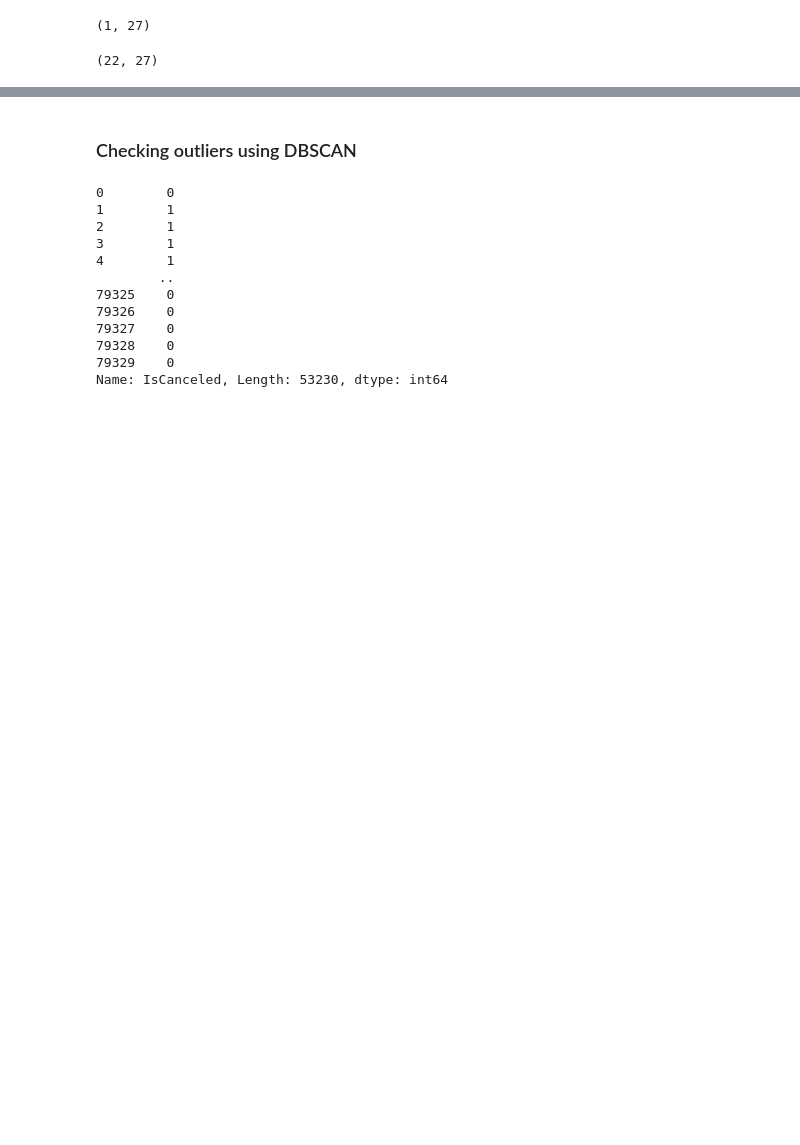
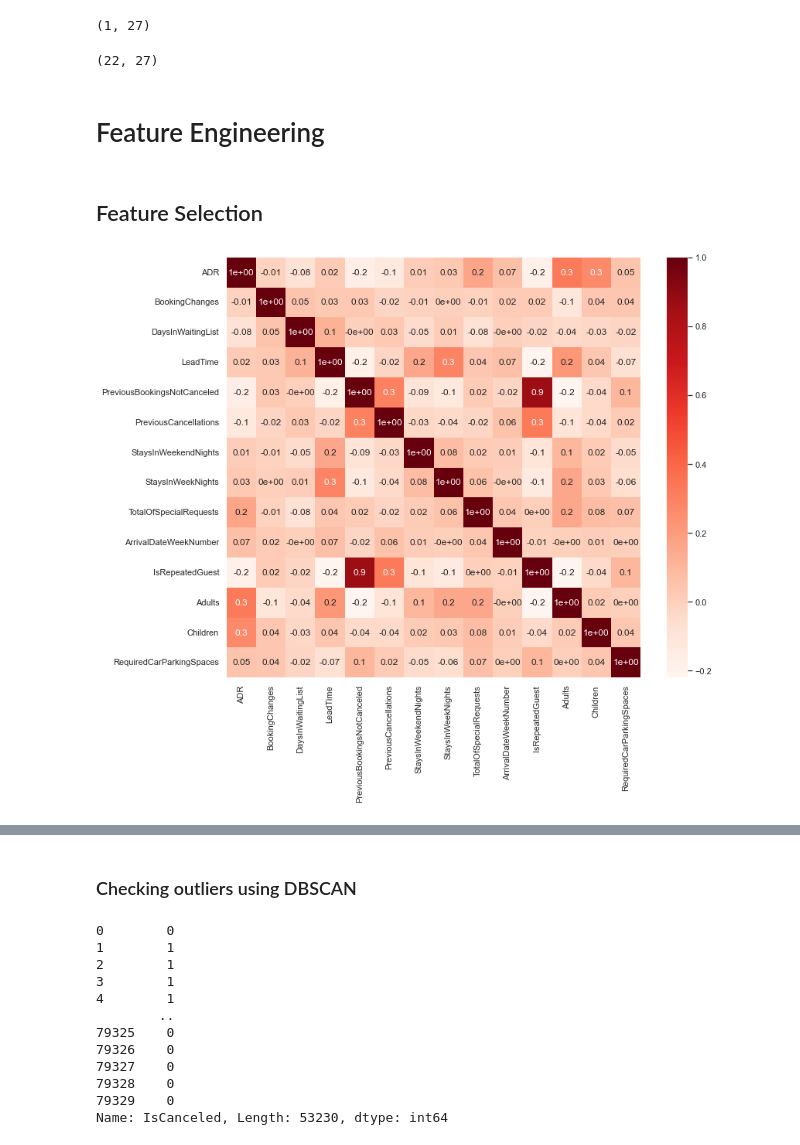
Before and after one commit to diogobulhosa/BC2, a Jupyter notebook: scripts/BC2-Notebook.ipynb, the cells around one changed output, grey strips where cells are left out. Saved outputs shown, nothing was run; the diff lists cells and outputs as text; code cells hidden in the pictures; blank space fills up the shorter version.

Commit message:
feature selection plots done

```diff
--- a/scripts/BC2-Notebook.ipynb
+++ b/scripts/BC2-Notebook.ipynb
@@ -417,3 +417,39 @@ df[df['StaysInWeekNights'] > 25].shape
 df[df['TotalOfSpecialRequests'] > 4].shape
 # %% [output]
 (22, 27)
+# %% [markdown]
+# Feature Engineering
+# %% [markdown]
+## Feature Selection
+# %%
+non_metric_features = ['ArrivalDate',
+ 'ArrivalDateWeekNumber',
+ 'AssignedRoomType',
+ 'Country',
+ 'CustomerType',
+ 'DepositType',
+ 'DistributionChannel',
+ 'IsRepeatedGuest',
+ 'MarketSegment',
+ 'Meal',
+ 'ReservationStatus',
+ 'ReservationStatusDate',
+ 'ReservedRoomType',
+ 'Adults',
+ 'Children',
+ 'RequiredCarParkingSpaces',
+ 'Company_Type',
+ 'Agent_Type']
+# %%
+def cor_heatmap(cor):
+    plt.figure(figsize=(12,10))
+    sns.heatmap(data = cor, annot = True, cmap = plt.cm.Reds, fmt='.1')
+    plt.show()
+
+# Obtain correlation matrix. Round the values to 2 decimal cases. Use the DataFrame corr() and round() method.
+corr = np.round(df[metric_features+non_metric_features].corr(method="spearman"), decimals=2)
+
+
+cor_heatmap(corr)
+# %% [output]
+[figure, added]
```
Also changed, not shown: parts of 3 cells of this notebook.
